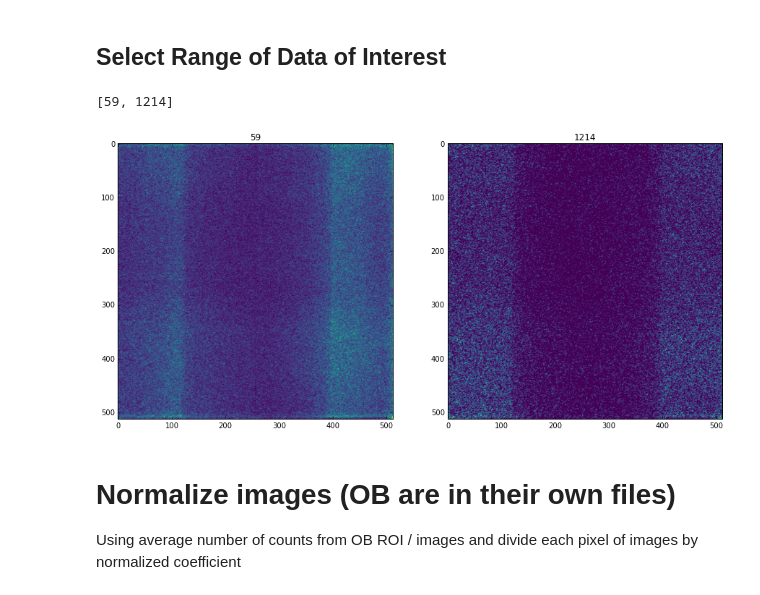
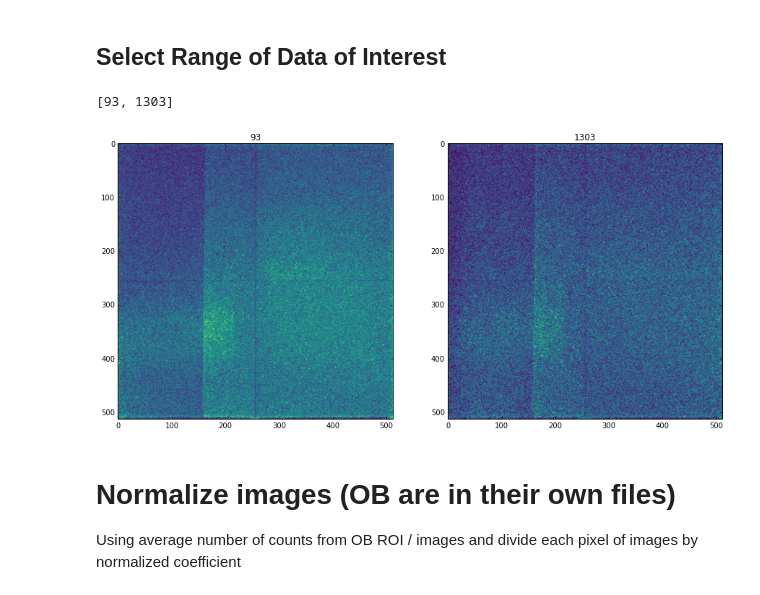
Before and after one commit to ornlneutronimaging/BraggEdgeNotebooks, a Jupyter notebook: auto_bragg_edge_finder/calibrate_distance_source_detector_using_Al_bragg_peaks.ipynb, the cells around one changed output. Saved outputs shown, nothing was run; the diff lists cells and outputs as text; code cells hidden in the pictures.

```diff
--- a/auto_bragg_edge_finder/calibrate_distance_source_detector_using_Al_bragg_peaks.ipynb
+++ b/auto_bragg_edge_finder/calibrate_distance_source_detector_using_Al_bragg_peaks.ipynb
@@ -25,10 +25,11 @@ import pyfits
 # Select working data set
 # %%
 # root dir
-root_dir = '/Volumes/My Book Thunderbolt Duo/IPTS/BraggEdge/Vulcan/Inconel_Powder/'
+#root_dir = '/Volumes/My Book Thunderbolt Duo/IPTS/BraggEdge/Vulcan/Inconel_Powder/'
+root_dir = '/Volumes/My Book Thunderbolt Duo/IPTS/BraggEdge/SNAP/April9_2015/Overnight_Scan_DOE_Si_powder/'
 # %%
 # Data folder
-data_dir = root_dir + 'data'
+data_dir = root_dir + 'Corrected_Images015'
 # %%
 # all *.fits images
 list_fname = glob.glob(data_dir + '/*')
@@ -79,37 +80,37 @@ plt.imshow(images[200])
 # %%
 [height, width] = images[0].shape
 nbr_images = len(images)
 
 # select Sample region
 def plot_images_to_keep(file_index_start, file_index_end):
     """displays the first image excluded and kept, and the last image kept and excluded"""
 
     _data1_out = images[file_index_start - 1]
     _data1_in = images[file_index_start]
 
     _data2_in = images[file_index_end]
     _data2_out = images[file_index_end + 1]
 
     fig3 = plt.figure(figsize=(15, 50))
 
     ax_img1_in = plt.subplot(121)
     ax_img1_in.imshow(_data1_in, cmap='viridis')
     ax_img1_in.set_title("%d" %(file_index_start))
     #ax_img1_in.set_title(list_fname[file_index_start - 1])
 
     ax_img2_in = plt.subplot(122)
     ax_img2_in.imshow(_data2_in, cmap='viridis')
     ax_img2_in.set_title("%d" %(file_index_end))
     #ax_img2_out.set_title("Last image excluded: %s" %list_fname[file_index_end])
 
     return [file_index_start, file_index_end]
 
 file_range = interact(plot_images_to_keep,
-               file_index_start = widgets.IntSlider(min=0, max=nbr_images, step=1, value=59, description='First Image to Keep'),
-               file_index_end = widgets.IntSlider(min=0, max=nbr_images, step=1, value=1214, description='First Image to Keep'))
+               file_index_start = widgets.IntSlider(min=0, max=nbr_images, step=1, value=93, description='First Image to Keep'),
+               file_index_end = widgets.IntSlider(min=0, max=nbr_images, step=1, value=1303, description='First Image to Keep'))
 # %% [output]
-[59, 1214]
+[93, 1303]
-[figure, old version]
+[figure, new version]
 # %%
 [file_index_start, file_index_end] = file_range.widget.result
 # %%
```
Also changed, not shown: parts of 2 cells of this notebook, 1 other file.
